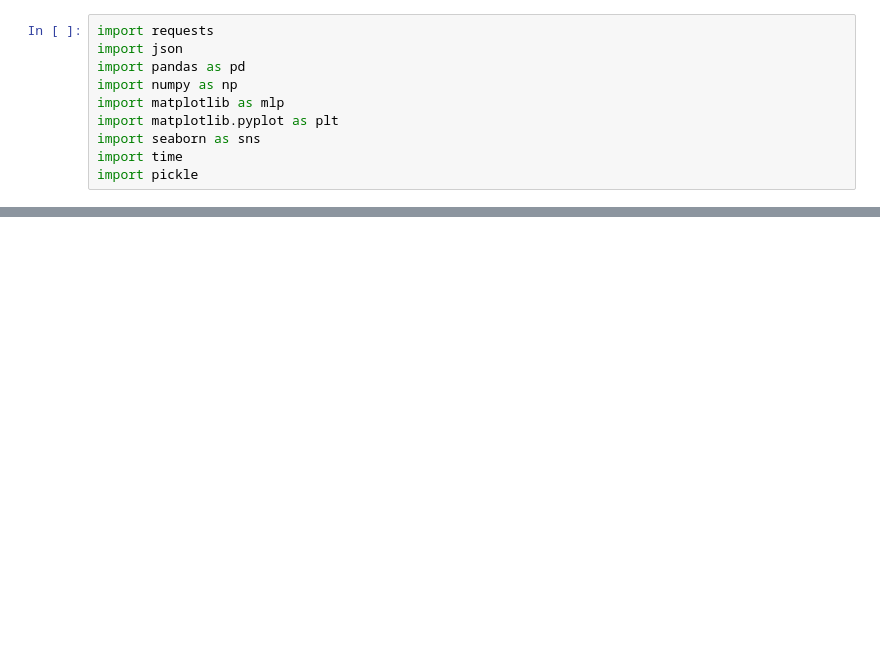
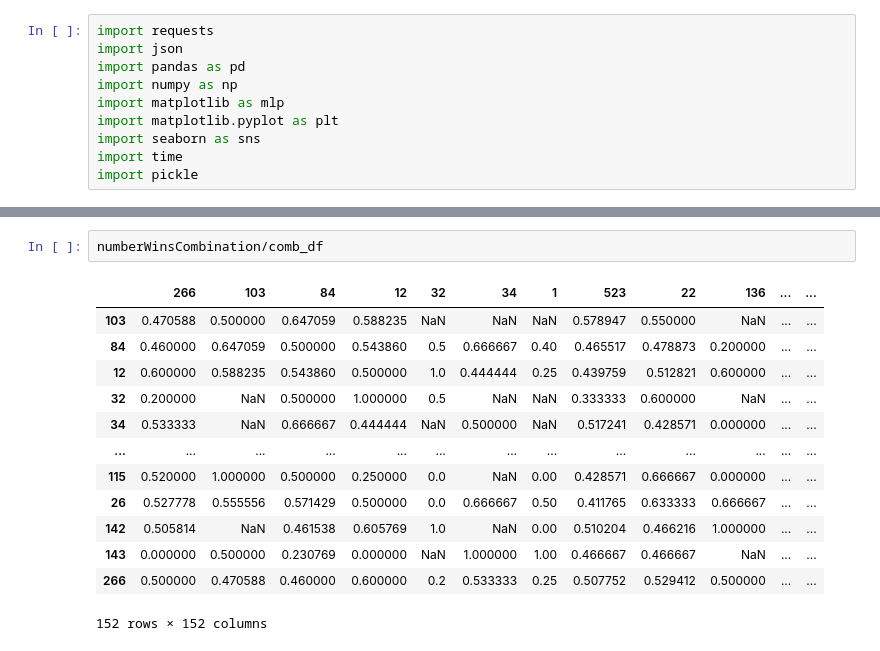
Before and after one commit to CSID-DGU/2020-2-OSSP-CP-DHL-3, a Jupyter notebook: src/jw.ipynb, the cells around one changed output, grey strips where cells are left out. Drawn from its saved outputs; the diff is of its cells as text; blank space fills up the shorter version.

```diff
--- a/src/jw.ipynb
+++ b/src/jw.ipynb
@@ -86,0 +124,16 @@ top_df
+# %%
+numberWinsCombination/comb_df
+# %% [output]
+|  | 266 | 103 | 84 | 12 | 32 | 34 | 1 | 523 | 22 | 136 | ... | ... |
+| 103 | 0.470588 | 0.500000 | 0.647059 | 0.588235 | NaN | NaN | NaN | 0.578947 | 0.550000 | NaN | ... | ... |
+| 84 | 0.460000 | 0.647059 | 0.500000 | 0.543860 | 0.5 | 0.666667 | 0.40 | 0.465517 | 0.478873 | 0.200000 | ... | ... |
+| 12 | 0.600000 | 0.588235 | 0.543860 | 0.500000 | 1.0 | 0.444444 | 0.25 | 0.439759 | 0.512821 | 0.600000 | ... | ... |
+| 32 | 0.200000 | NaN | 0.500000 | 1.000000 | 0.5 | NaN | NaN | 0.333333 | 0.600000 | NaN | ... | ... |
+| 34 | 0.533333 | NaN | 0.666667 | 0.444444 | NaN | 0.500000 | NaN | 0.517241 | 0.428571 | 0.000000 | ... | ... |
+| ... | ... | ... | ... | ... | ... | ... | ... | ... | ... | ... | ... | ... |
+| 115 | 0.520000 | 1.000000 | 0.500000 | 0.250000 | 0.0 | NaN | 0.00 | 0.428571 | 0.666667 | 0.000000 | ... | ... |
+| 26 | 0.527778 | 0.555556 | 0.571429 | 0.500000 | 0.0 | 0.666667 | 0.50 | 0.411765 | 0.633333 | 0.666667 | ... | ... |
+| 142 | 0.505814 | NaN | 0.461538 | 0.605769 | 1.0 | NaN | 0.00 | 0.510204 | 0.466216 | 1.000000 | ... | ... |
+| 143 | 0.000000 | 0.500000 | 0.230769 | 0.000000 | NaN | 1.000000 | 1.00 | 0.466667 | 0.466667 | NaN | ... | ... |
+| 266 | 0.500000 | 0.470588 | 0.460000 | 0.600000 | 0.2 | 0.533333 | 0.25 | 0.507752 | 0.529412 | 0.500000 | ... | ... |
+152 rows × 152 columns
```
Also changed, not shown: parts of 13 cells of this notebook, 1 other file.
